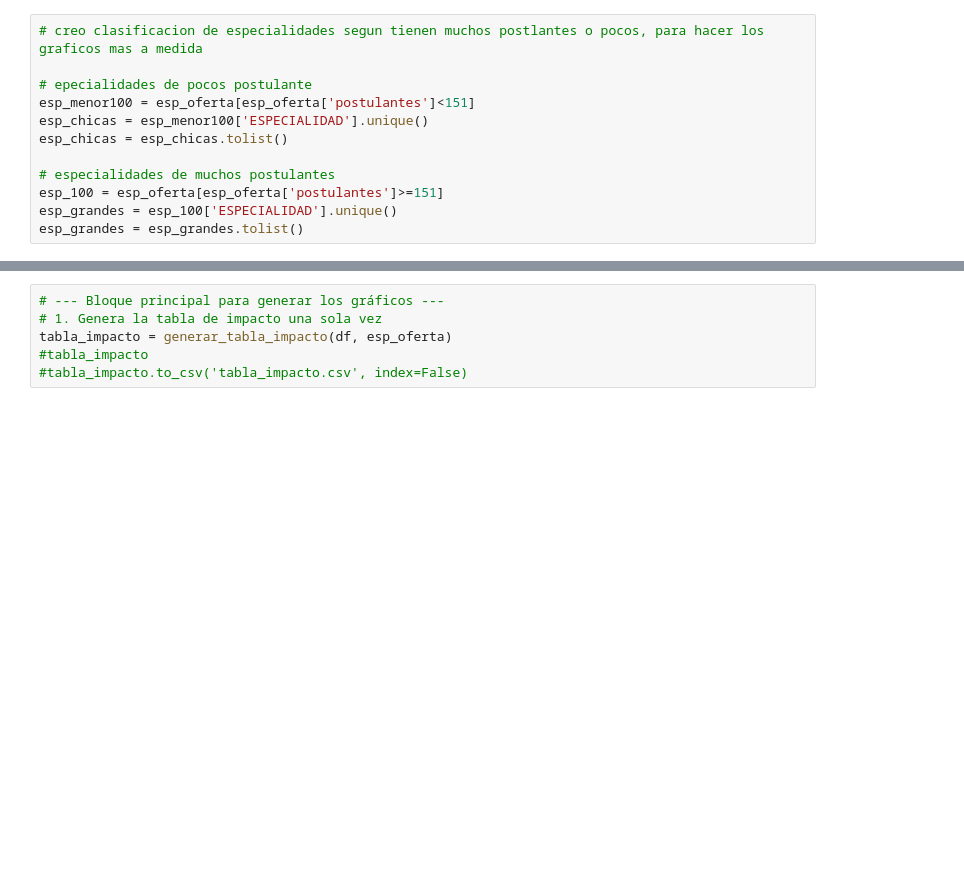
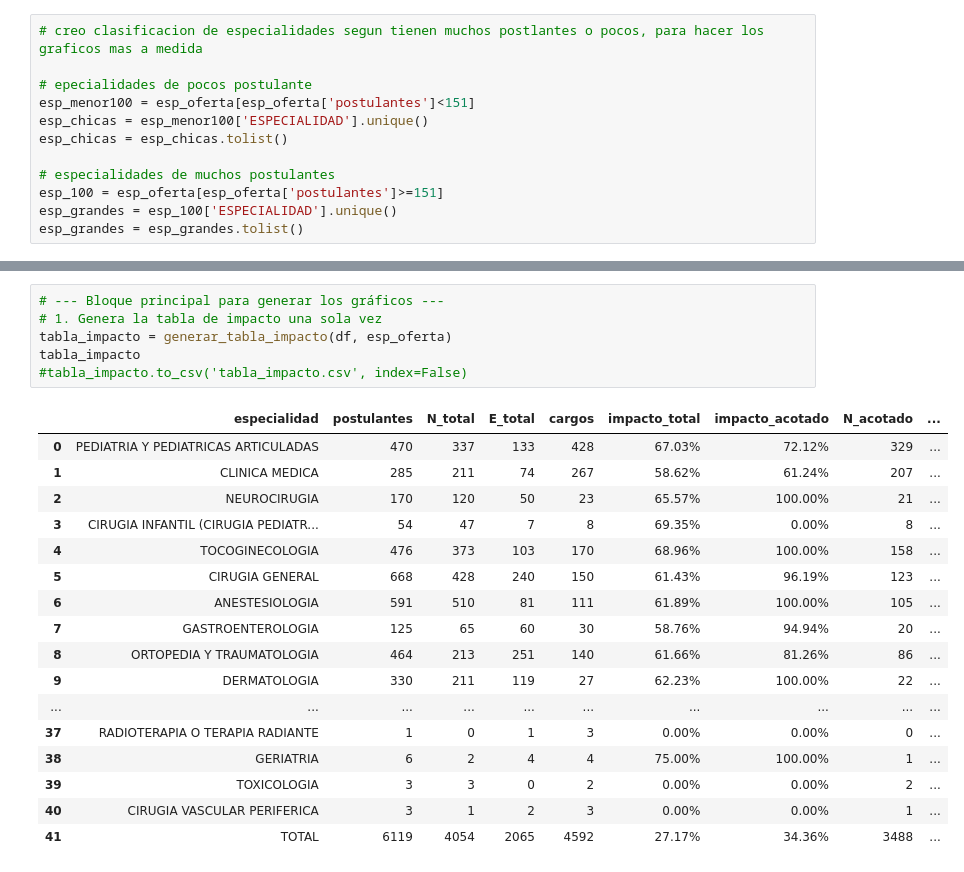
Before and after one commit to LuisaBeccar/ODMexamen, a Jupyter notebook: generar_data/graficos_impacto.ipynb, the cells around one changed output, grey strips where cells are left out. Drawn from its saved outputs; the diff is of its cells as text; blank space fills up the shorter version.

```diff
--- a/generar_data/graficos_impacto.ipynb
+++ b/generar_data/graficos_impacto.ipynb
@@ -537,9 +610,27 @@ def graficar_global_acotado(df, esp_oferta):
 # %%
 # --- Bloque principal para generar los gráficos ---
 # 1. Genera la tabla de impacto una sola vez
 tabla_impacto = generar_tabla_impacto(df, esp_oferta)
-#tabla_impacto
+tabla_impacto
 #tabla_impacto.to_csv('tabla_impacto.csv', index=False)
+# %% [output]
+|  | especialidad | postulantes | N_total | E_total | cargos | impacto_total | impacto_acotado | N_acotado | ... |
+| 0 | PEDIATRIA Y PEDIATRICAS ARTICULADAS | 470 | 337 | 133 | 428 | 67.03% | 72.12% | 329 | ... |
+| 1 | CLINICA MEDICA | 285 | 211 | 74 | 267 | 58.62% | 61.24% | 207 | ... |
+| 2 | NEUROCIRUGIA | 170 | 120 | 50 | 23 | 65.57% | 100.00% | 21 | ... |
+| 3 | CIRUGIA INFANTIL (CIRUGIA PEDIATR... | 54 | 47 | 7 | 8 | 69.35% | 0.00% | 8 | ... |
+| 4 | TOCOGINECOLOGIA | 476 | 373 | 103 | 170 | 68.96% | 100.00% | 158 | ... |
+| 5 | CIRUGIA GENERAL | 668 | 428 | 240 | 150 | 61.43% | 96.19% | 123 | ... |
+| 6 | ANESTESIOLOGIA | 591 | 510 | 81 | 111 | 61.89% | 100.00% | 105 | ... |
+| 7 | GASTROENTEROLOGIA | 125 | 65 | 60 | 30 | 58.76% | 94.94% | 20 | ... |
+| 8 | ORTOPEDIA Y TRAUMATOLOGIA | 464 | 213 | 251 | 140 | 61.66% | 81.26% | 86 | ... |
+| 9 | DERMATOLOGIA | 330 | 211 | 119 | 27 | 62.23% | 100.00% | 22 | ... |
+| ... | ... | ... | ... | ... | ... | ... | ... | ... | ... |
+| 37 | RADIOTERAPIA O TERAPIA RADIANTE | 1 | 0 | 1 | 3 | 0.00% | 0.00% | 0 | ... |
+| 38 | GERIATRIA | 6 | 2 | 4 | 4 | 75.00% | 100.00% | 1 | ... |
+| 39 | TOXICOLOGIA | 3 | 3 | 0 | 2 | 0.00% | 0.00% | 2 | ... |
+| 40 | CIRUGIA VASCULAR PERIFERICA | 3 | 1 | 2 | 3 | 0.00% | 0.00% | 1 | ... |
+| 41 | TOTAL | 6119 | 4054 | 2065 | 4592 | 27.17% | 34.36% | 3488 | ... |
 # %%
 
 # Clasificar especialidades según el número de postulantes
```
Also changed, not shown: parts of 7 cells of this notebook, 1 other file.
